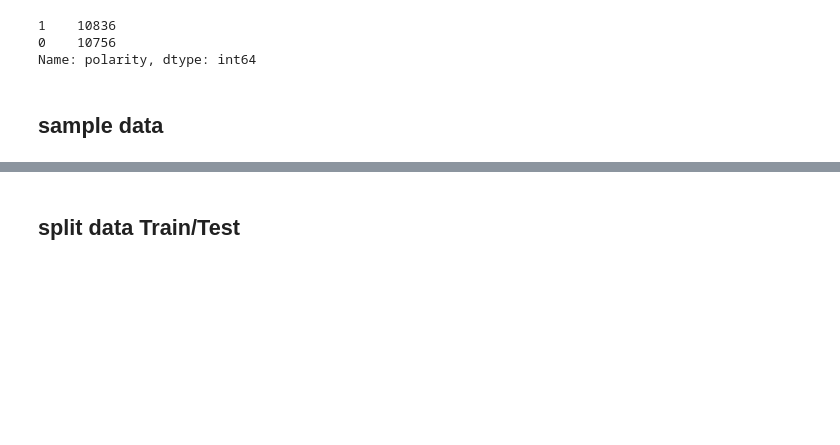
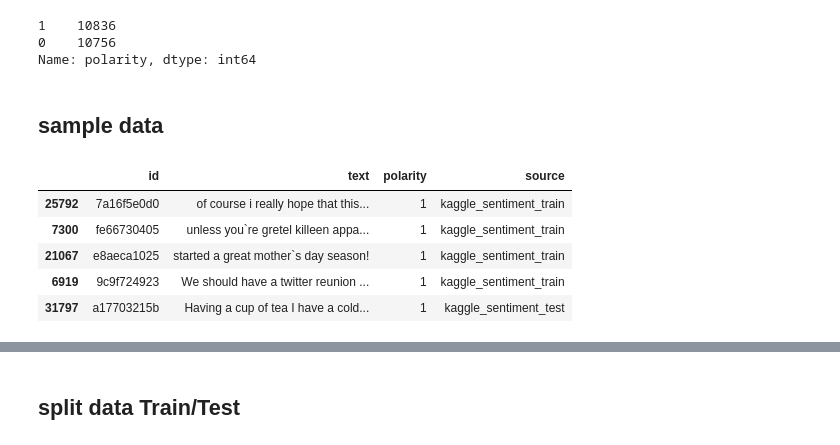
Before and after one commit to contatc2/green_mood_tracker, a Jupyter notebook: notebooks/contatc2_word2vec_binary.ipynb, the cells around one changed output, grey strips where cells are left out. Saved outputs shown, nothing was run; the diff lists cells and outputs as text; code cells hidden in the pictures; blank space fills up the shorter version.

```diff
--- a/notebooks/contatc2_word2vec_binary.ipynb
+++ b/notebooks/contatc2_word2vec_binary.ipynb
@@ -71,2 +80,12 @@ data_sample = raw_data
+# %%
+data_sample = raw_data.sample(100)
+data_sample.head()
+# %% [output]
+|  | id | text | polarity | source |
+| 25792 | 7a16f5e0d0 | of course i really hope that this... | 1 | kaggle_sentiment_train |
+| 7300 | fe66730405 | unless you`re gretel killeen appa... | 1 | kaggle_sentiment_train |
+| 21067 | e8aeca1025 | started a great mother`s day season! | 1 | kaggle_sentiment_train |
+| 6919 | 9c9f724923 | We should have a twitter reunion ... | 1 | kaggle_sentiment_train |
+| 31797 | a17703215b | Having a cup of tea I have a cold... | 1 | kaggle_sentiment_test |
 # %%
 %%time
```
Also changed, not shown: parts of 21 cells of this notebook.
